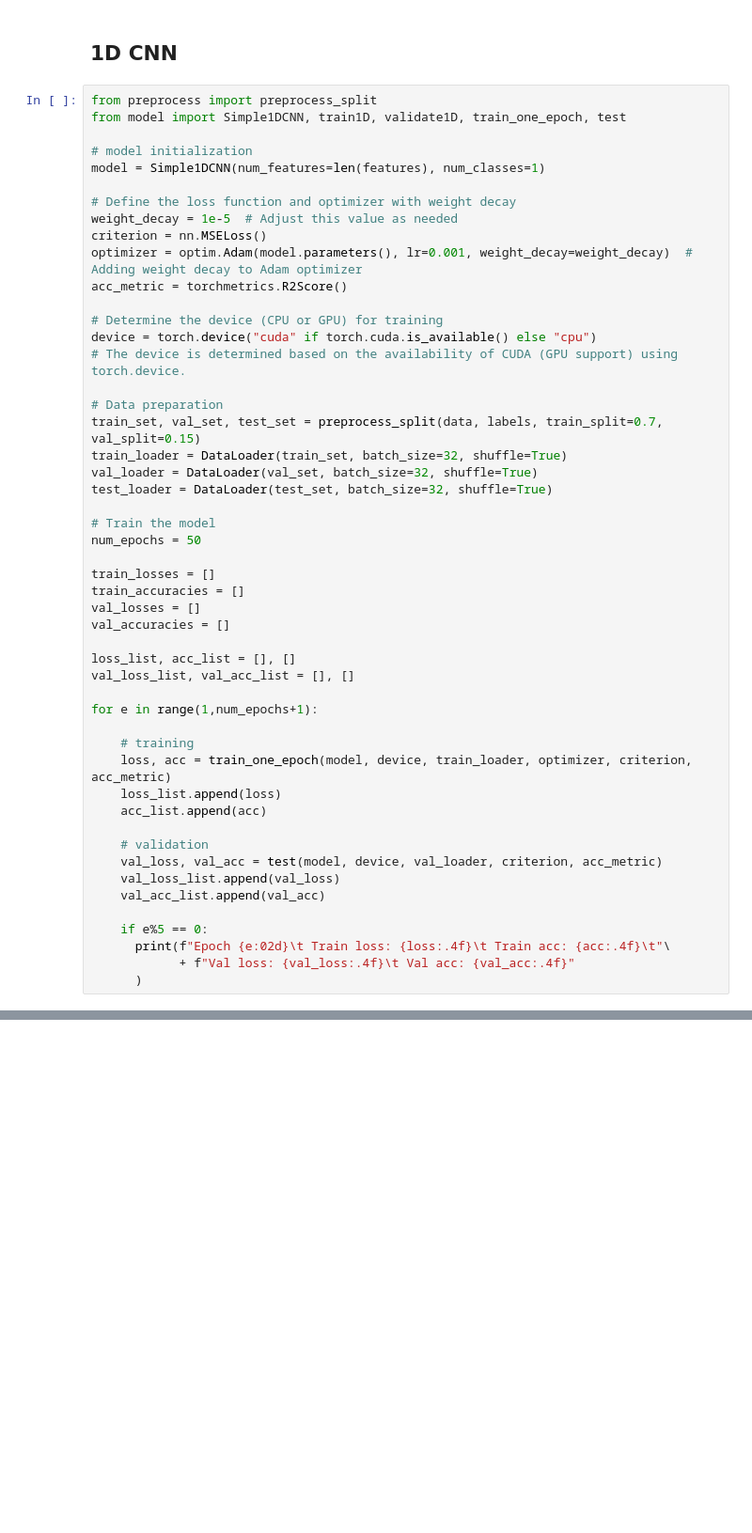
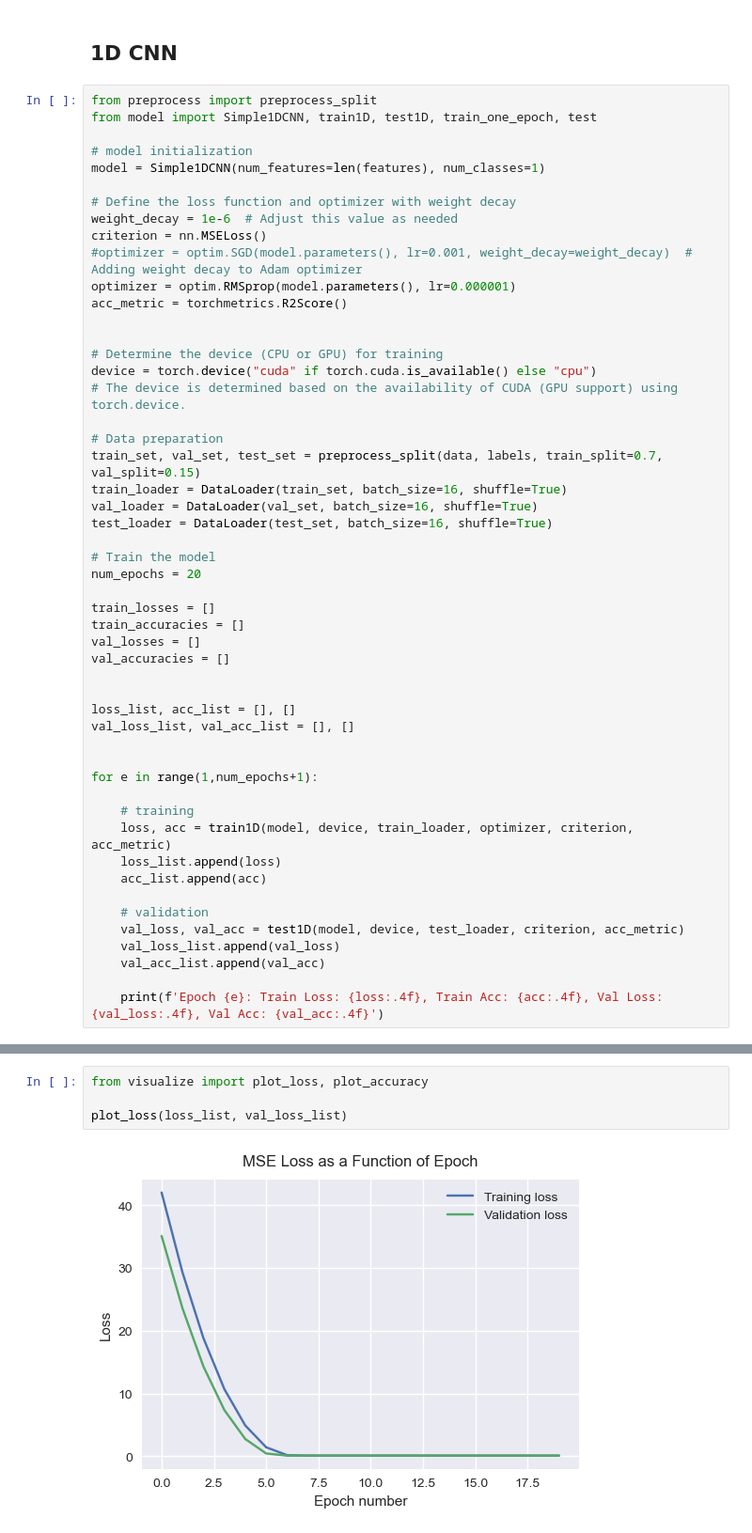
Before and after one commit to baron-de-montblanc/PHYS2550-Final-Project, a Jupyter notebook: workbook.ipynb, the cells around one changed output, grey strips where cells are left out. Shown: that part at 94% size. Drawn from its saved outputs; the diff is of its cells as text; blank space fills up the shorter version.

Commit message:
updated 1D CNN model

```diff
--- a/workbook.ipynb
+++ b/workbook.ipynb
@@ -151,16 +151,18 @@ visualize_predictions(test_set, simple_fcnn, device=device, xrange=(0,1.5), yran
 ## 1D CNN
 # %%
 from preprocess import preprocess_split
-from model import Simple1DCNN, train1D, validate1D, train_one_epoch, test
+from model import Simple1DCNN, train1D, test1D, train_one_epoch, test
 
 # model initialization
 model = Simple1DCNN(num_features=len(features), num_classes=1)
 
 # Define the loss function and optimizer with weight decay
-weight_decay = 1e-5  # Adjust this value as needed
+weight_decay = 1e-6  # Adjust this value as needed
 criterion = nn.MSELoss()
-optimizer = optim.Adam(model.parameters(), lr=0.001, weight_decay=weight_decay)  # Adding weight decay to Adam optimizer
+#optimizer = optim.SGD(model.parameters(), lr=0.001, weight_decay=weight_decay)  # Adding weight decay to Adam optimizer
+optimizer = optim.RMSprop(model.parameters(), lr=0.000001)
 acc_metric = torchmetrics.R2Score()
+
 
 # Determine the device (CPU or GPU) for training
 device = torch.device("cuda" if torch.cuda.is_available() else "cpu")
@@ -168,35 +170,34 @@ device = torch.device("cuda" if torch.cuda.is_available() else "cpu")
 
 # Data preparation
 train_set, val_set, test_set = preprocess_split(data, labels, train_split=0.7, val_split=0.15)
-train_loader = DataLoader(train_set, batch_size=32, shuffle=True)
-val_loader = DataLoader(val_set, batch_size=32, shuffle=True)
-test_loader = DataLoader(test_set, batch_size=32, shuffle=True)
+train_loader = DataLoader(train_set, batch_size=16, shuffle=True)
+val_loader = DataLoader(val_set, batch_size=16, shuffle=True)
+test_loader = DataLoader(test_set, batch_size=16, shuffle=True)
 
 # Train the model
-num_epochs = 50
+num_epochs = 20
 
 train_losses = []
 train_accuracies = []
 val_losses = []
 val_accuracies = []
 
+
 loss_list, acc_list = [], []
 val_loss_list, val_acc_list = [], []
+
 
 for e in range(1,num_epochs+1):
 
     # training
-    loss, acc = train_one_epoch(model, device, train_loader, optimizer, criterion, acc_metric)
+    loss, acc = train1D(model, device, train_loader, optimizer, criterion, acc_metric)
     loss_list.append(loss)
     acc_list.append(acc)
 
     # validation
-    val_loss, val_acc = test(model, device, val_loader, criterion, acc_metric)
+    val_loss, val_acc = test1D(model, device, test_loader, criterion, acc_metric)
     val_loss_list.append(val_loss)
     val_acc_list.append(val_acc)
 
-    if e%5 == 0:
-      print(f"Epoch {e:02d}\t Train loss: {loss:.4f}\t Train acc: {acc:.4f}\t"\
-            + f"Val loss: {val_loss:.4f}\t Val acc: {val_acc:.4f}"
-      )
+    print(f'Epoch {e}: Train Loss: {loss:.4f}, Train Acc: {acc:.4f}, Val Loss: {val_loss:.4f}, Val Acc: {val_acc:.4f}')
 # %% [output]
@@ -212,0 +234,6 @@ Epoch 50         Train loss: 0.0270      Train acc: -3.3416     Val loss: 0.0224
+# %%
+from visualize import plot_loss, plot_accuracy
+
+plot_loss(loss_list, val_loss_list)
+# %% [output]
+[figure, added]
```
Also changed, not shown: parts of 2 cells of this notebook, 1 other file.
